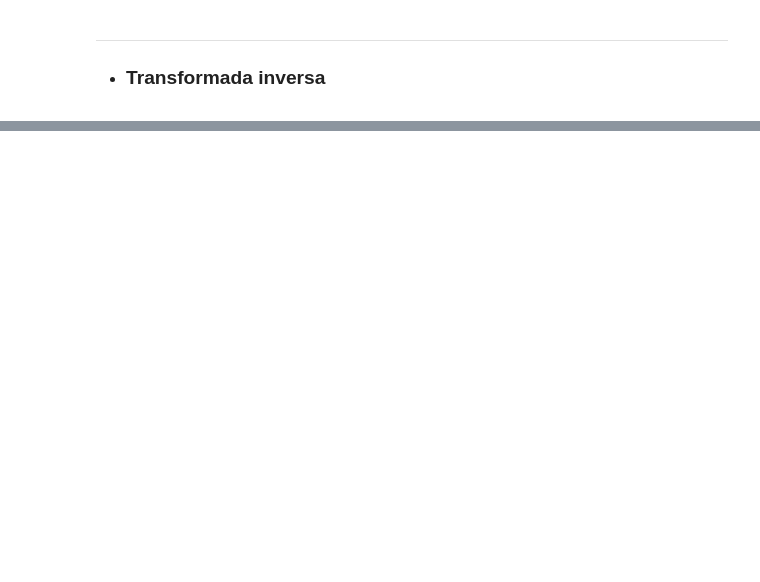
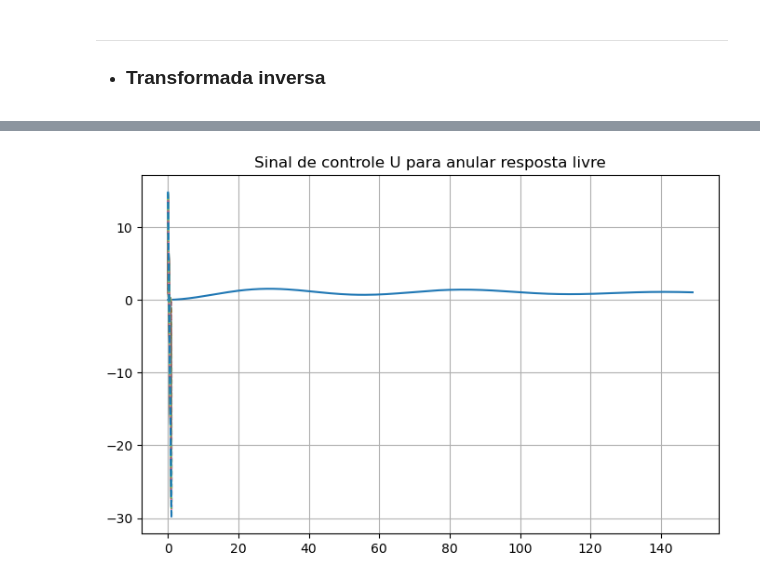
Before and after one commit to AlisonTristao/renovaveis, a Jupyter notebook: model.ipynb, the cells around one changed output, grey strips where cells are left out. Drawn from its saved outputs; the diff is of its cells as text; code cells hidden in the pictures; blank space fills up the shorter version.

```diff
--- a/model.ipynb
+++ b/model.ipynb
@@ -159,0 +296,39 @@ plt.show()
+# %%
+def matrix_G_array(array_g, N_u, N):
+    # --- matriz de convolução ---
+    G = np.zeros((len(array_g), len(array_g)))
+    for i in range(len(array_g)):
+        for j in range(len(array_g)):
+            if j <= i:
+                G[i][j] = array_g[i-j]
+
+    # return just the N_u first columns and N rows
+    G = G[:N, :N_u]
+    return G
+
+x_inicial = [10, 0, 0, 0, 0]
+
+time, respost_livre = ctl.initial_response(sysd_x1_u * delta, np.arange(0, 15, T), x_inicial)
+
+lixo, resposta_degrau = ctl.step_response(sysd_x1_q, T=np.arange(0, 15, T))
+G = matrix_G_array(resposta_degrau, 100, 150)
+
+gain = np.linalg.inv(G.T @ G) @ G.T
+
+U = gain[1] @ -respost_livre
+
+force = ctl.forced_response(sysd_x1_u * delta, T=np.arange(0, 15, T), U=U)
+
+# livre mais forrcada
+result = respost_livre + force[1]
+
+# plot
+fig, ax = plt.subplots(figsize=(8, 5))
+ax.plot(respost_livre)
+ax.plot(force, '--')
+ax.plot(result, '-.')
+ax.set_title('Sinal de controle U para anular resposta livre')
+ax.grid(True)
+plt.show()
+# %% [output]
+[figure, added]
```
Also changed, not shown: parts of 12 cells of this notebook.
